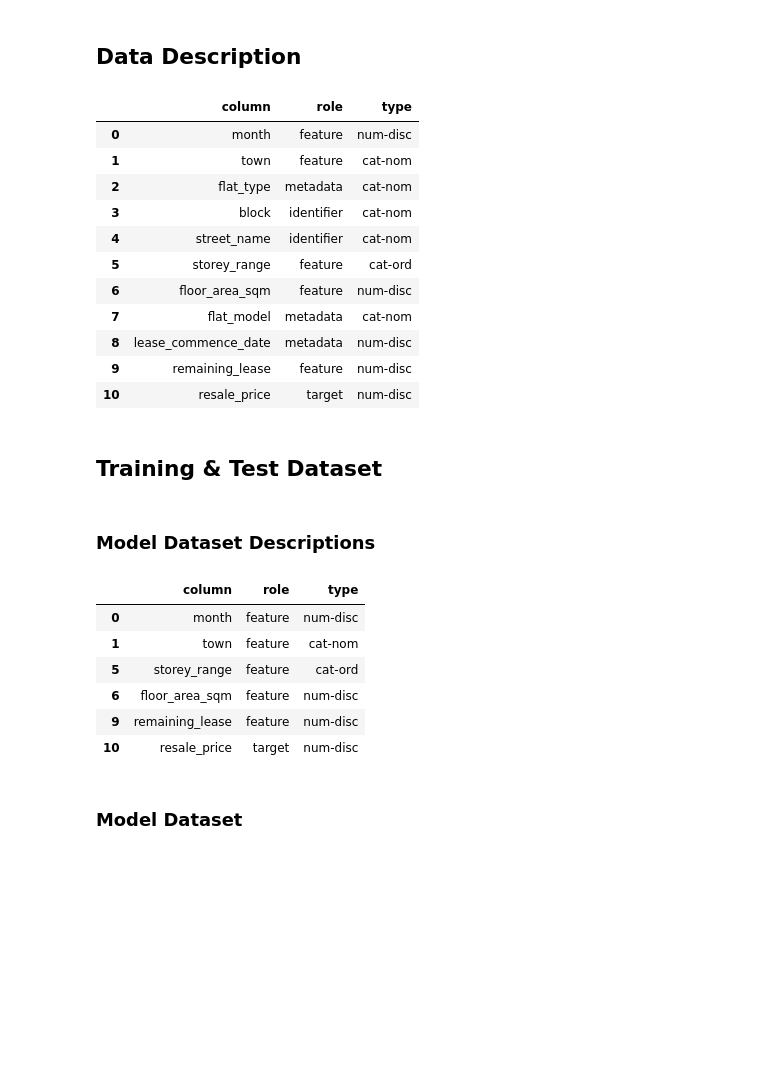
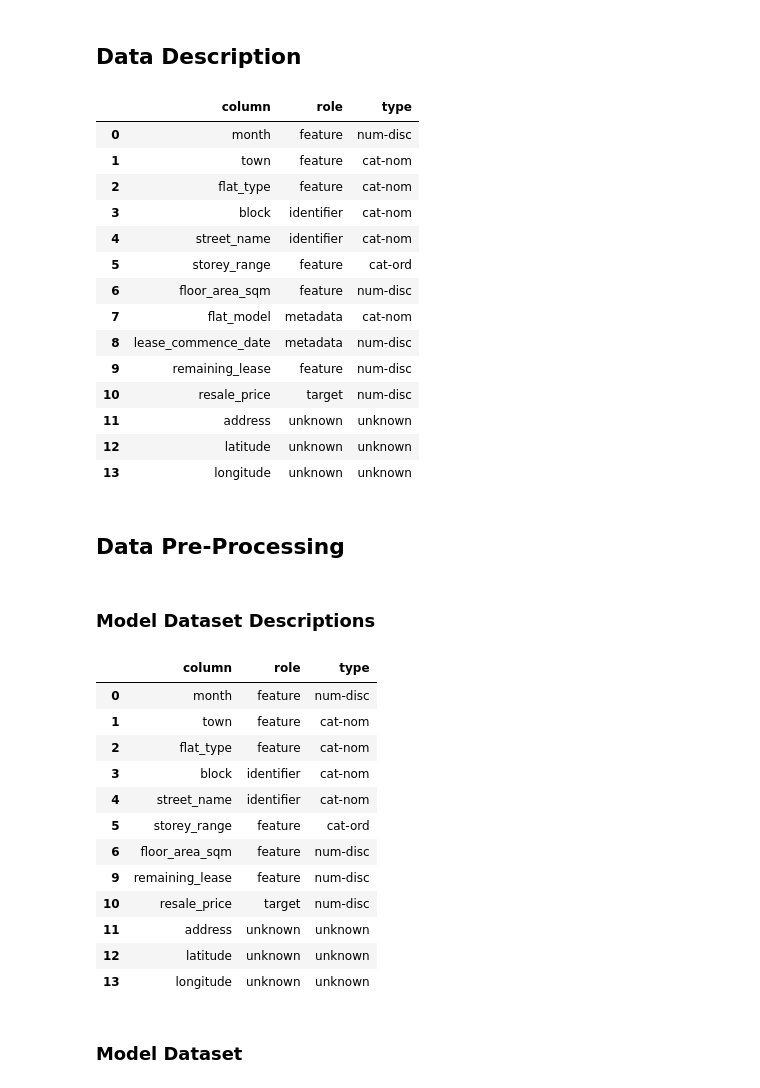
Before and after one commit to halfcoder0/hdb-price-projection-ML, a Jupyter notebook: data-preprocessing.ipynb, the cells around one changed output. Cells and saved outputs as stored; diff of their text form; code cells hidden in the pictures; blank space fills up the shorter version.

Commit message:
update to data processing
- data transformation
- latitude dataset
- ammenities dataset

```diff
--- a/data-preprocessing.ipynb
+++ b/data-preprocessing.ipynb
@@ -6,3 +10,2 @@ import numpy as np
 # %%
-resale = pd.read_csv("Data\\resale.csv")
-resale.head()
+resale = pd.read_csv("Data\\resale_with_cords.csv")
@@ -78,7 +77,7 @@ pd.DataFrame({
 role_map = {
     "month" : "feature",
     "town": "feature",
-    "flat_type": "metadata",
+    "flat_type": "feature",
     "block": "identifier",
     "street_name": "identifier",
     "storey_range": "feature",
@@ -112,7 +111,7 @@ data_description
 |  | column | role | type |
 | 0 | month | feature | num-disc |
 | 1 | town | feature | cat-nom |
-| 2 | flat_type | metadata | cat-nom |
+| 2 | flat_type | feature | cat-nom |
 | 3 | block | identifier | cat-nom |
 | 4 | street_name | identifier | cat-nom |
 | 5 | storey_range | feature | cat-ord |
@@ -121,21 +120,30 @@ data_description
 | 8 | lease_commence_date | metadata | num-disc |
 | 9 | remaining_lease | feature | num-disc |
 | 10 | resale_price | target | num-disc |
+| 11 | address | unknown | unknown |
+| 12 | latitude | unknown | unknown |
+| 13 | longitude | unknown | unknown |
 # %% [markdown]
-## Training & Test Dataset
+## Data Pre-Processing
 # %% [markdown]
 ### Model Dataset Descriptions
 # %%
-model_data_desc = data_description[(data_description['role'] != "metadata") & (data_description['role'] != "identifier")]
+model_data_desc = data_description[data_description['role'] != "metadata"]
 model_data_desc
 # %% [output]
 |  | column | role | type |
 | 0 | month | feature | num-disc |
 | 1 | town | feature | cat-nom |
+| 2 | flat_type | feature | cat-nom |
+| 3 | block | identifier | cat-nom |
+| 4 | street_name | identifier | cat-nom |
 | 5 | storey_range | feature | cat-ord |
 | 6 | floor_area_sqm | feature | num-disc |
 | 9 | remaining_lease | feature | num-disc |
 | 10 | resale_price | target | num-disc |
+| 11 | address | unknown | unknown |
+| 12 | latitude | unknown | unknown |
+| 13 | longitude | unknown | unknown |
 # %% [markdown]
 ### Model Dataset
 # %%
```
Also changed, not shown: parts of 38 cells of this notebook, 11 other files.
